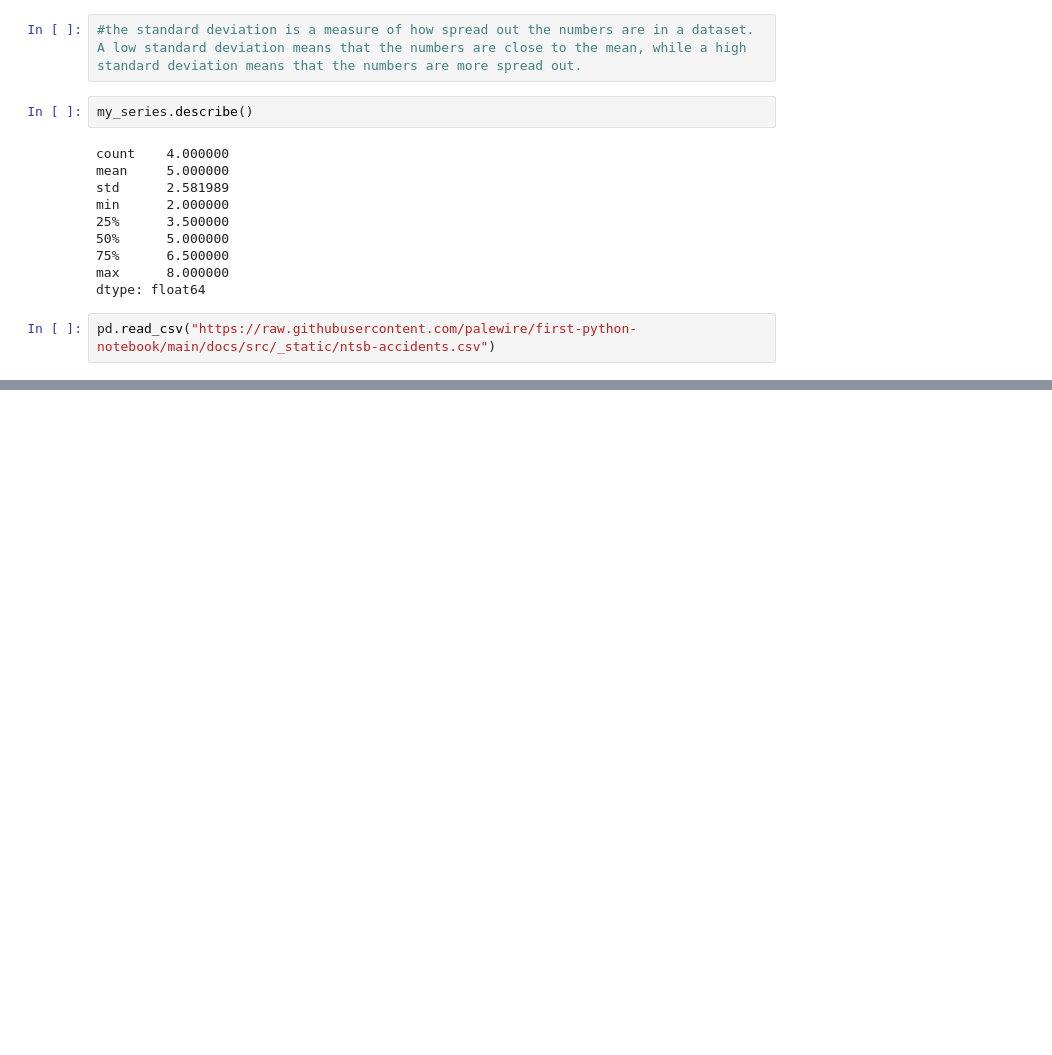
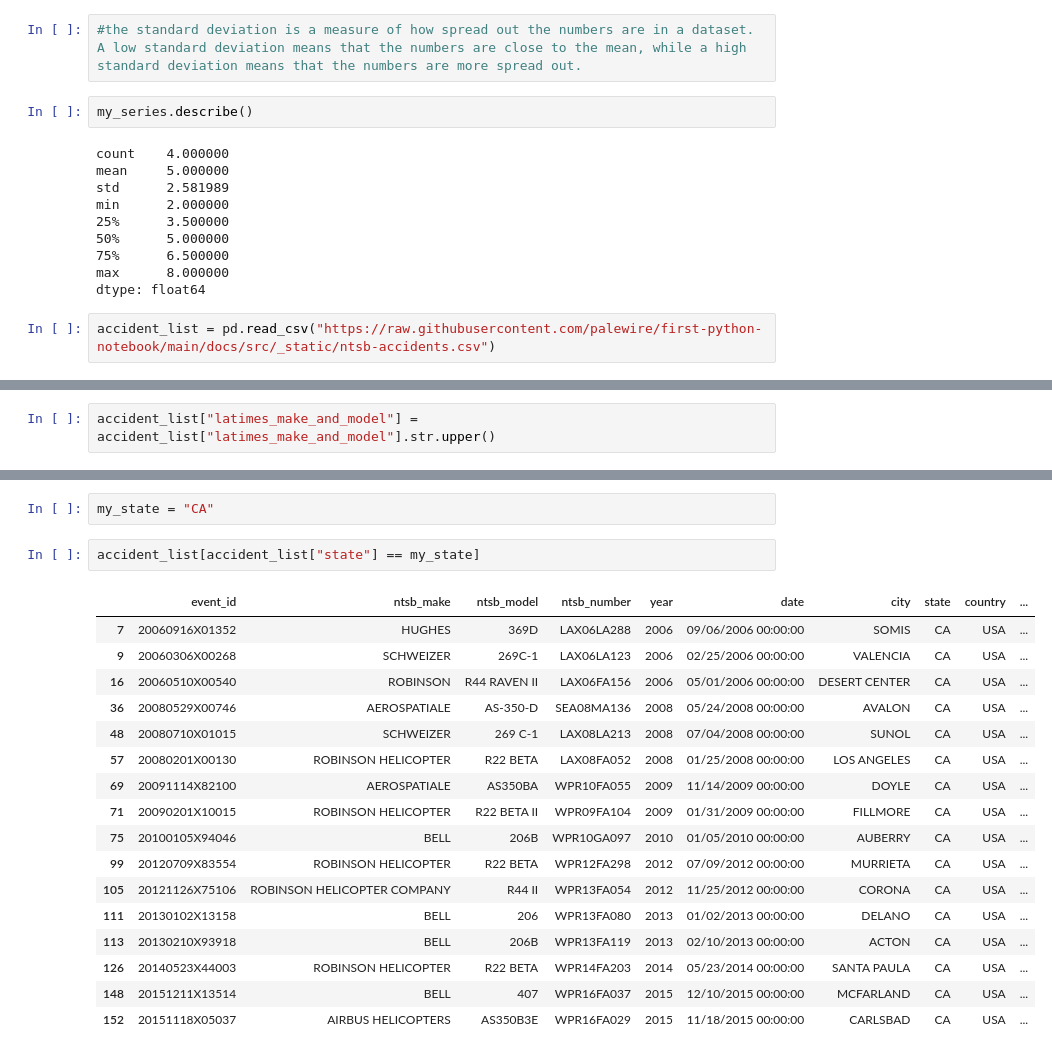
Before and after one commit to katbeard/first-python-notebook, a Jupyter notebook: first_python_nb.ipynb, the cells around one changed output, grey strips where cells are left out. Saved outputs shown, nothing was run; the diff lists cells and outputs as text; blank space fills up the shorter version.

Commit message:
Day 2 of Python NB

```diff
--- a/first_python_nb.ipynb
+++ b/first_python_nb.ipynb
@@ -70,4 +72,4 @@ min      2.000000
 max      8.000000
 dtype: float64
 # %%
-pd.read_csv("https://raw.githubusercontent.com/palewire/first-python-notebook/main/docs/src/_static/ntsb-accidents.csv")
+accident_list = pd.read_csv("https://raw.githubusercontent.com/palewire/first-python-notebook/main/docs/src/_static/ntsb-accidents.csv")
@@ -87,0 +219,2 @@ pd.read_csv("https://raw.githubusercontent.com/palewire/first-python-notebook/ma
+# %%
+accident_list["latimes_make_and_model"] = accident_list["latimes_make_and_model"].str.upper()
@@ -87,0 +485,22 @@ pd.read_csv("https://raw.githubusercontent.com/palewire/first-python-notebook/ma
+# %%
+my_state = "CA"
+# %%
+accident_list[accident_list["state"] == my_state]
+# %% [output]
+|  | event_id | ntsb_make | ntsb_model | ntsb_number | year | date | city | state | country | ... |
+| 7 | 20060916X01352 | HUGHES | 369D | LAX06LA288 | 2006 | 09/06/2006 00:00:00 | SOMIS | CA | USA | ... |
+| 9 | 20060306X00268 | SCHWEIZER | 269C-1 | LAX06LA123 | 2006 | 02/25/2006 00:00:00 | VALENCIA | CA | USA | ... |
+| 16 | 20060510X00540 | ROBINSON | R44 RAVEN II | LAX06FA156 | 2006 | 05/01/2006 00:00:00 | DESERT CENTER | CA | USA | ... |
+| 36 | 20080529X00746 | AEROSPATIALE | AS-350-D | SEA08MA136 | 2008 | 05/24/2008 00:00:00 | AVALON | CA | USA | ... |
+| 48 | 20080710X01015 | SCHWEIZER | 269 C-1 | LAX08LA213 | 2008 | 07/04/2008 00:00:00 | SUNOL | CA | USA | ... |
+| 57 | 20080201X00130 | ROBINSON HELICOPTER | R22 BETA | LAX08FA052 | 2008 | 01/25/2008 00:00:00 | LOS ANGELES | CA | USA | ... |
+| 69 | 20091114X82100 | AEROSPATIALE | AS350BA | WPR10FA055 | 2009 | 11/14/2009 00:00:00 | DOYLE | CA | USA | ... |
+| 71 | 20090201X10015 | ROBINSON HELICOPTER | R22 BETA II | WPR09FA104 | 2009 | 01/31/2009 00:00:00 | FILLMORE | CA | USA | ... |
+| 75 | 20100105X94046 | BELL | 206B | WPR10GA097 | 2010 | 01/05/2010 00:00:00 | AUBERRY | CA | USA | ... |
+| 99 | 20120709X83554 | ROBINSON HELICOPTER | R22 BETA | WPR12FA298 | 2012 | 07/09/2012 00:00:00 | MURRIETA | CA | USA | ... |
+| 105 | 20121126X75106 | ROBINSON HELICOPTER COMPANY | R44 II | WPR13FA054 | 2012 | 11/25/2012 00:00:00 | CORONA | CA | USA | ... |
+| 111 | 20130102X13158 | BELL | 206 | WPR13FA080 | 2013 | 01/02/2013 00:00:00 | DELANO | CA | USA | ... |
+| 113 | 20130210X93918 | BELL | 206B | WPR13FA119 | 2013 | 02/10/2013 00:00:00 | ACTON | CA | USA | ... |
+| 126 | 20140523X44003 | ROBINSON HELICOPTER | R22 BETA | WPR14FA203 | 2014 | 05/23/2014 00:00:00 | SANTA PAULA | CA | USA | ... |
+| 148 | 20151211X13514 | BELL | 407 | WPR16FA037 | 2015 | 12/10/2015 00:00:00 | MCFARLAND | CA | USA | ... |
+| 152 | 20151118X05037 | AIRBUS HELICOPTERS | AS350B3E | WPR16FA029 | 2015 | 11/18/2015 00:00:00 | CARLSBAD | CA | USA | ... |
```
Also changed, not shown: parts of 61 cells of this notebook, 1 other file.
